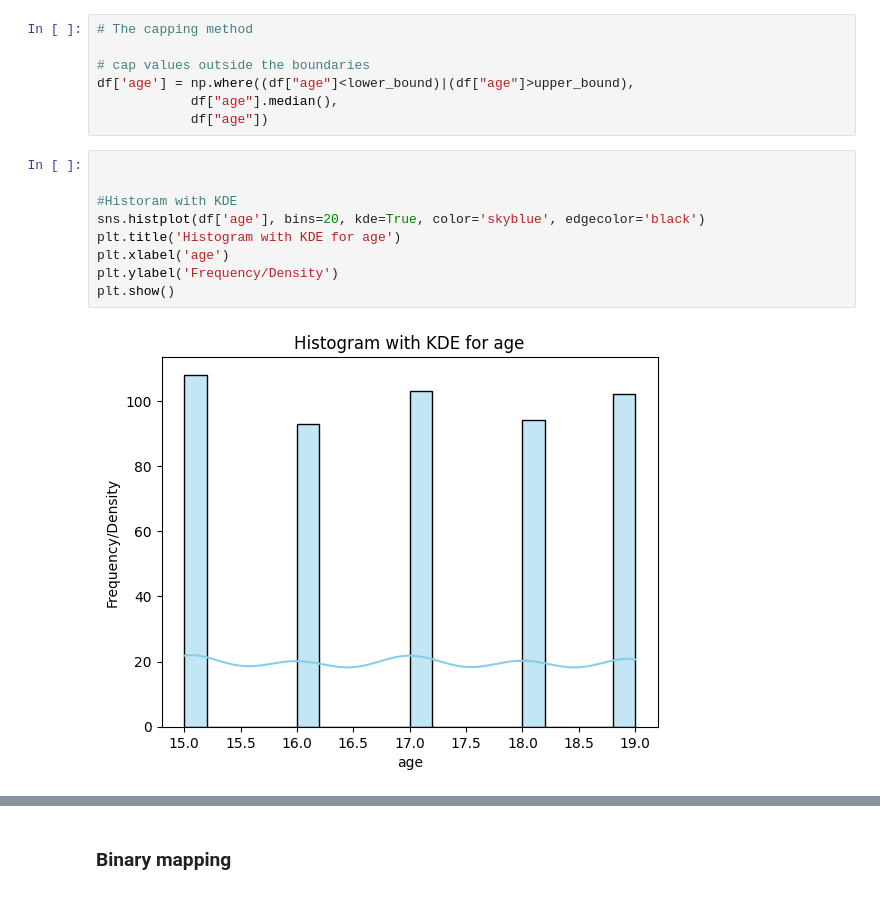
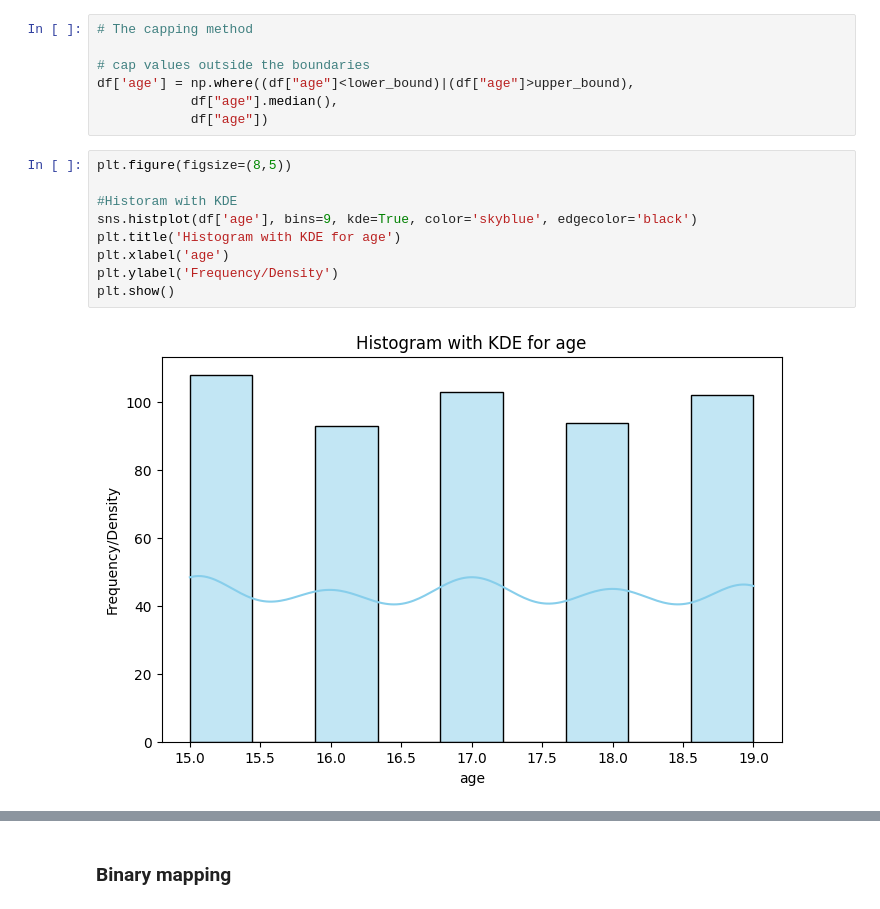
Before and after one commit to raymakoko/Student_Performance_Analyzer, a Jupyter notebook: notebooks/cleaningdata.ipynb, the cells around one changed output, grey strips where cells are left out. Saved outputs shown, nothing was run; the diff lists cells and outputs as text.

```diff
--- a/notebooks/cleaningdata.ipynb
+++ b/notebooks/cleaningdata.ipynb
@@ -254,16 +254,16 @@ df['age'] = np.where((df["age"]<lower_bound)|(df["age"]>upper_bound),
             df["age"].median(),
             df["age"])
 # %%
-
+plt.figure(figsize=(8,5))
 
 #Historam with KDE
-sns.histplot(df['age'], bins=20, kde=True, color='skyblue', edgecolor='black')
+sns.histplot(df['age'], bins=9, kde=True, color='skyblue', edgecolor='black')
 plt.title('Histogram with KDE for age')
 plt.xlabel('age')
 plt.ylabel('Frequency/Density')
 plt.show()
 # %% [output]
-[figure, old version]
+[figure, new version]
 # %%
 df.head()
 # %% [output]
```
Also changed, not shown: parts of 2 cells of this notebook, 1 other file.
